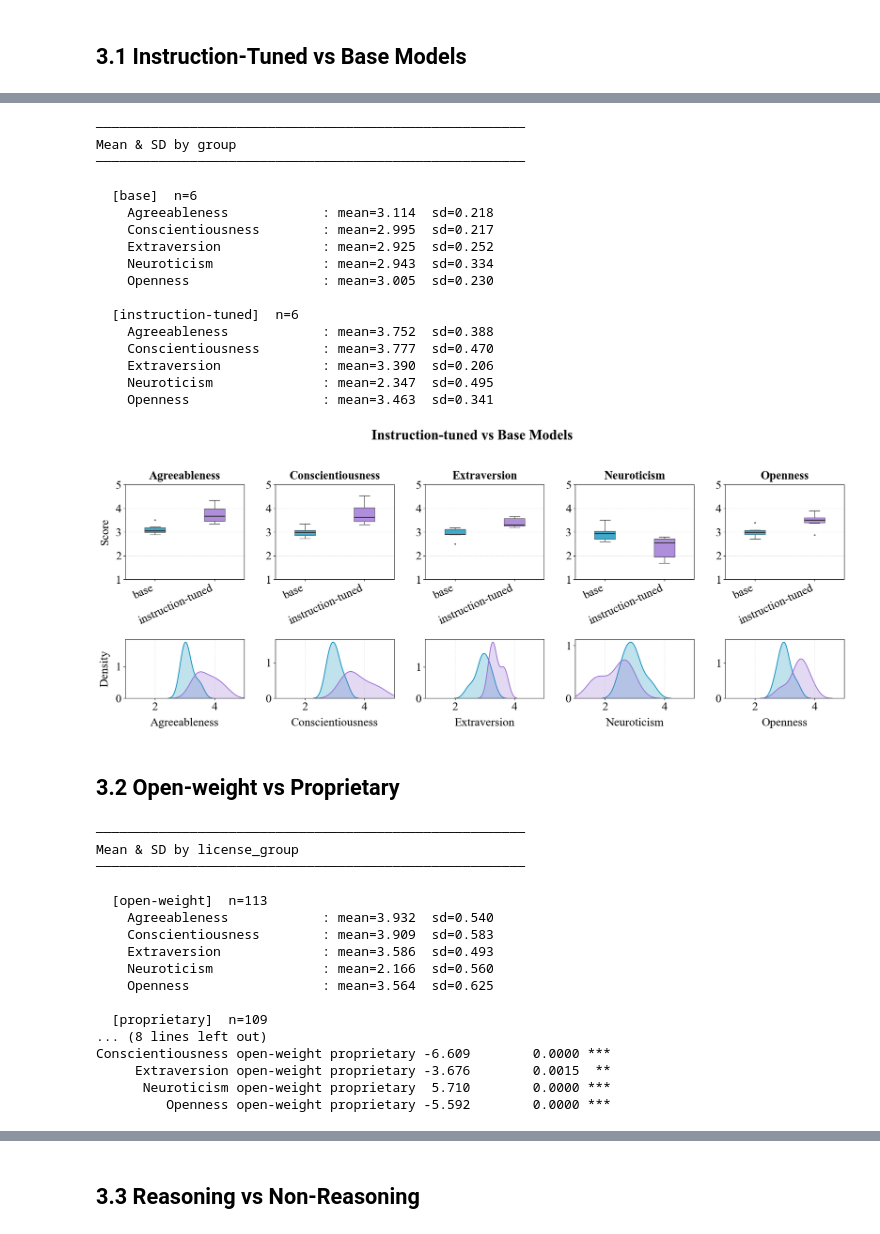
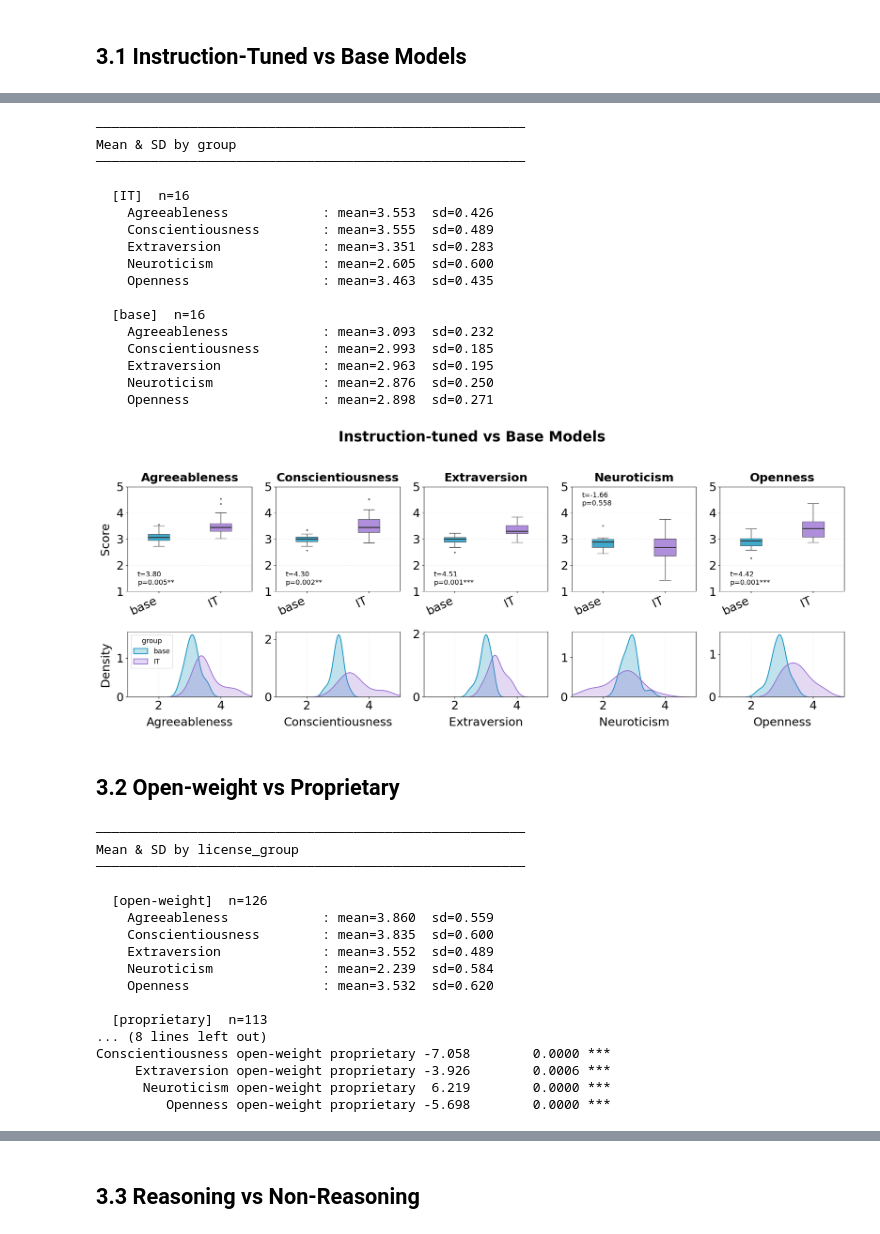
Before and after one commit to ellisalicante/BigFive-LLM-Evaluation, a Jupyter notebook: exp/03_large_scale_administration/eval_subgroups.ipynb, the cells around one changed output, grey strips where cells are left out. Saved outputs shown, nothing was run; the diff lists cells and outputs as text; code cells hidden in the pictures.

```diff
--- a/exp/03_large_scale_administration/eval_subgroups.ipynb
+++ b/exp/03_large_scale_administration/eval_subgroups.ipynb
@@ -42,6 +44,6 @@ os.makedirs("../../doc/figs", exist_ok=True)
 apply_paper_style()
 # %%
 ### 1) LOAD DATA
-df_all, df_A, df_B, df_cfa, df_cfa_soc_des, df_metadata, df_lmm = create_final_dfs()
+df_all, df_A, df_B, df_cfa, df_cfa_soc_des, df_metadata, df_lmm, _ = create_final_dfs()
 # %% [output]
 Created dataframes:
@@ -57,12 +60,22 @@ df_lmm:      (96933, 11)
 # %%
 ### 2) BASE vs INSTRUCTION-TUNED PAIRS
 IT_BASE_PAIRS = [
-    ("Qwen/Qwen3-0.6B-Base",   "Qwen/Qwen3-0.6B"),
-    ("Qwen/Qwen3-8B-Base",     "openrouter/qwen/qwen3-8b"),
-    ("Qwen/Qwen3.5-0.8B-Base", "deepinfra/Qwen/Qwen3.5-0.8B"),
-    ("Qwen/Qwen3.5-2B-Base",   "deepinfra/Qwen/Qwen3.5-2B"),
-    ("Qwen/Qwen3.5-4B-Base",   "deepinfra/Qwen/Qwen3.5-4B"),
-    ("google/gemma-3-4b-pt",   "deepinfra/google/gemma-3-4b-it"),
+    ("Qwen/Qwen3-0.6B-Base",    "Qwen/Qwen3-0.6B"),
+    ("Qwen/Qwen3-8B-Base",      "openrouter/qwen/qwen3-8b"),
+    ("Qwen/Qwen3.5-0.8B-Base",  "deepinfra/Qwen/Qwen3.5-0.8B"),
+    ("Qwen/Qwen3.5-2B-Base",    "deepinfra/Qwen/Qwen3.5-2B"),
+    ("Qwen/Qwen3.5-4B-Base",    "deepinfra/Qwen/Qwen3.5-4B"),
+    ("Qwen/Qwen3.5-9B-Base",    "deepinfra/Qwen/Qwen3.5-9B"),
+    ("google/gemma-4-E2B",      "google/gemma-4-E2B-it"),
+    ("google/gemma-3-4b-pt",    "deepinfra/google/gemma-3-4b-it"),
+    ("google/gemma-2-2b",       "google/gemma-2-2b-it"),
+    ("google/gemma-3-1b-pt",    "google/gemma-3-1b-it"),
+    ("google/gemma-3-270m",     "google/gemma-3-270m-it"),
+    ("meta-llama/Llama-3.1-8B", "deepinfra/meta-llama/Meta-Llama-3.1-8B-Instruct"),
+    ("meta-llama/Llama-3.2-1B", "meta-llama/Llama-3.2-1B-Instruct"),
+    ("meta-llama/Llama-3.2-3B", "meta-llama/Llama-3.2-3B-Instruct"),
+    ("tiiuae/Falcon3-1B-Base",  "tiiuae/Falcon3-1B-Instruct"),
+    ("tiiuae/Falcon3-3B-Base",  "tiiuae/Falcon3-3B-Instruct"),
 ]
 # %%
 ### 3) PAIRED T-TEST — instruction-tuned minus base
@@ -95,7 +108,7 @@ it_models   = [i for _, i in IT_BASE_PAIRS]
 
 df_it_base = df_B[df_B["model"].isin(base_models + it_models)].copy()
 df_it_base["group"] = df_it_base["model"].apply(
-    lambda m: "instruction-tuned" if m in it_models else "base"
+    lambda m: "IT" if m in it_models else "base"
 )
 
 print_group_stats(df_it_base, "group")
@@ -104,38 +117,38 @@ print_group_stats(df_it_base, "group")
 Mean & SD by group
 ───────────────────────────────────────────────────────
 
-  [base]  n=6
-    Agreeableness            : mean=3.114  sd=0.218
-    Conscientiousness        : mean=2.995  sd=0.217
-    Extraversion             : mean=2.925  sd=0.252
-    Neuroticism              : mean=2.943  sd=0.334
-    Openness                 : mean=3.005  sd=0.230
+  [IT]  n=16
+    Agreeableness            : mean=3.553  sd=0.426
+    Conscientiousness        : mean=3.555  sd=0.489
+    Extraversion             : mean=3.351  sd=0.283
+    Neuroticism              : mean=2.605  sd=0.600
+    Openness                 : mean=3.463  sd=0.435
 
-  [instruction-tuned]  n=6
-    Agreeableness            : mean=3.752  sd=0.388
-    Conscientiousness        : mean=3.777  sd=0.470
-    Extraversion             : mean=3.390  sd=0.206
-    Neuroticism              : mean=2.347  sd=0.495
-    Openness                 : mean=3.463  sd=0.341
+  [base]  n=16
+    Agreeableness            : mean=3.093  sd=0.232
+    Conscientiousness        : mean=2.993  sd=0.185
+    Extraversion             : mean=2.963  sd=0.195
+    Neuroticism              : mean=2.876  sd=0.250
+    Openness                 : mean=2.898  sd=0.271
 # %%
 ### 5) FIGURE — instruction-tuned vs base
 # Reuse bonferroni_ttest for annotation (independent groups here)
 stats_annot = bonferroni_ttest(df_it_base, "group", cols=OCEAN_COLS)
 
 fig = plot_binary_comparison(
     df_it_base,
     group_col="group",
     title="Instruction-tuned vs Base Models",
     palette=BINARY_PAL_BLUE_PURPLE,
-    order=["base", "instruction-tuned"],
+    order=["base", "IT"],
     stats_df=stats_annot,
     cols=OCEAN_COLS,
     save_path="../../doc/figs/fig_it_vs_base.pdf",
-    t_test = False
+    t_test = True
 )
 plt.show()
 # %% [output]
-[figure, old version]
+[figure, new version]
 # %% [markdown]
 ## 3.2 Open-weight vs Proprietary
 # %%
@@ -151,19 +164,19 @@ print(stats_lic.to_string(index=False))
 Mean & SD by license_group
 ───────────────────────────────────────────────────────
 
-  [open-weight]  n=113
-    Agreeableness            : mean=3.932  sd=0.540
-    Conscientiousness        : mean=3.909  sd=0.583
-    Extraversion             : mean=3.586  sd=0.493
-    Neuroticism              : mean=2.166  sd=0.560
-    Openness                 : mean=3.564  sd=0.625
+  [open-weight]  n=126
+    Agreeableness            : mean=3.860  sd=0.559
+    Conscientiousness        : mean=3.835  sd=0.600
+    Extraversion             : mean=3.552  sd=0.489
+    Neuroticism              : mean=2.239  sd=0.584
+    Openness                 : mean=3.532  sd=0.620
 
-  [proprietary]  n=109
+  [proprietary]  n=113
 ... (8 lines left out)
-Conscientiousness open-weight proprietary -6.609        0.0000 ***
-     Extraversion open-weight proprietary -3.676        0.0015  **
-      Neuroticism open-weight proprietary  5.710        0.0000 ***
-         Openness open-weight proprietary -5.592        0.0000 ***
+Conscientiousness open-weight proprietary -7.058        0.0000 ***
+     Extraversion open-weight proprietary -3.926        0.0006 ***
+      Neuroticism open-weight proprietary  6.219        0.0000 ***
+         Openness open-weight proprietary -5.698        0.0000 ***
 # %%
 ### 7) FIGURE — open-weight vs proprietary
 fig = plot_binary_comparison(
```
Also changed, not shown: parts of 21 cells of this notebook.
